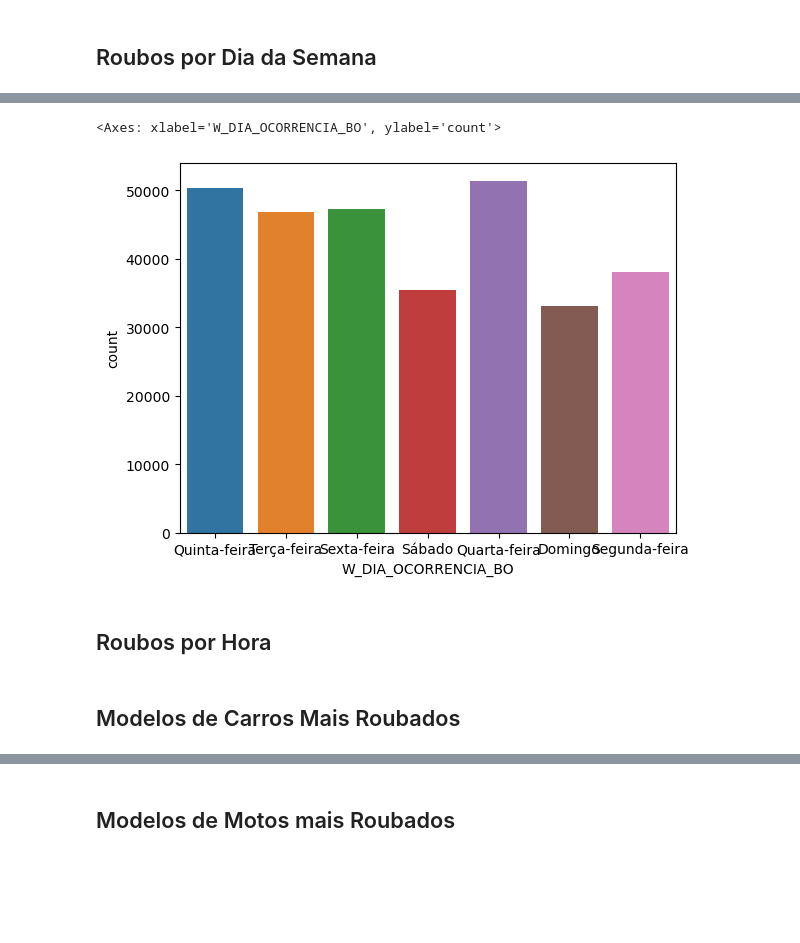
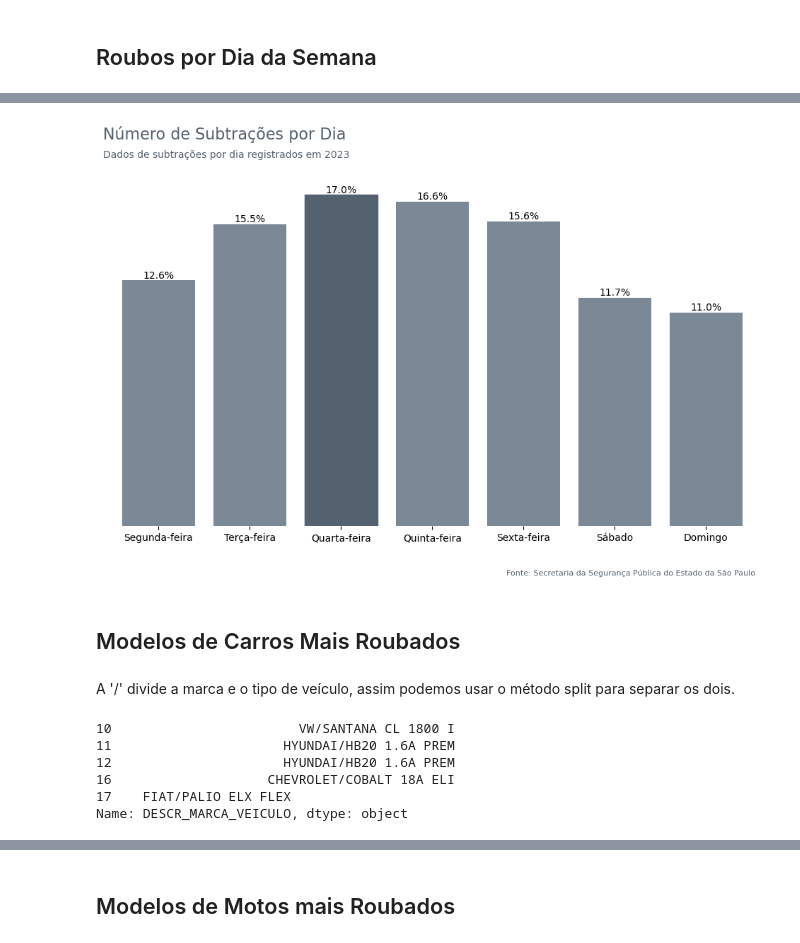
Before and after one commit to gabrielzerraa/Veiculos-roubados-SP, a Jupyter notebook: Veiculos-roubados-SP.ipynb, the cells around one changed output, grey strips where cells are left out. Cells and saved outputs as stored; diff of their text form; code cells hidden in the pictures; blank space fills up the shorter version.

Commit message:
Melhoria do Gráfico | Limpeza de Dados

```diff
--- a/Veiculos-roubados-SP.ipynb
+++ b/Veiculos-roubados-SP.ipynb
@@ -369,12 +369,53 @@ roubos_por_dia.head()
 | 3 | 20210 | DECAP | DEL.SEC.5º LESTE | 10º D.P. PENHA DE FRANCA | S.PAULO | 2022 | JS5624 | ... |
 | 4 | 20210 | DECAP | DEL.SEC.5º LESTE | 10º D.P. PENHA DE FRANCA | S.PAULO | 2022 | JS5624 | ... |
 # %%
-sns.countplot(roubos_por_dia, x="W_DIA_OCORRENCIA_BO")
+dias_da_semana = ['Segunda-feira', 'Terça-feira', 'Quarta-feira', 'Quinta-feira', 'Sexta-feira', 'Sábado', 'Domingo']
+roubos_por_dia['W_DIA_OCORRENCIA_BO'] = pd.Categorical(roubos_por_dia['W_DIA_OCORRENCIA_BO'], categories=dias_da_semana, ordered=True)
+#roubos_por_dia = roubos_por_dia.sort_values('W_DIA_OCORRENCIA_BO')
+
+# Tamanho do Gráfico
+plt.figure(figsize=(12,7))
+
+# Plotar gráfico
+ax = sns.countplot(roubos_por_dia, x="W_DIA_OCORRENCIA_BO", color='#778899')
+
+# Adicionar Titulo
+plt.title('Número de Subtrações por Dia', loc='left', fontsize=16, color='#546270')
+
+# Adicionar subtítulo
+plt.suptitle('Dados de subtrações por dia registrados em 2023', fontsize=10, x=0.27 ,y=0.87, color='#546270')
+
+# Adicionar Fonte
+plt.figtext(x=0.6, y=0.01, s='Fonte: Secretaria da Segurança Pública do Estado da São Paulo', fontsize=8, color='#546270')
+
+# Remover Gird
+ax.spines[['right', 'left', 'top', 'bottom']].set_visible(False)
+
+# Remover a legenda dos Eixos
+ax.set_xlabel('')
+ax.set_ylabel('')
+
+# Remover Legenda
+plt.yticks([])
+
+# Total
+total = roubos_por_mes['W_MES_OCORRENCIA_BO'].count()
+
+# Adicionar anotações nas barras
+ax.bar_label(ax.containers[0], fmt=lambda x: f'{(x/total)*100:0.1f}%')
+#ax.bar_label(ax.containers[0], fmt=lambda x: f'{int(x)}')
+
+# Modificar a cor de uma barra específica
+bars = ax.patches
+bars[2].set_color('#546270')
+
+# Adicionar margens
+ax.margins(x=0.03, y=0.15)
+
+# Visualizar o gráfico
+plt.show()
 # %% [output]
-<Axes: xlabel='W_DIA_OCORRENCIA_BO', ylabel='count'>
-[figure, old version]
+[figure, new version]
-# %% [markdown]
-## Roubos por Hora
 # %% [markdown]
 ## Modelos de Carros Mais Roubados
 # %%
@@ -391,0 +427,11 @@ roubos_modelos_carros = roubos_modelos_carros.drop(['W_OUTROS'], axis=1)
+# %% [markdown]
+A '/' divide a marca e o tipo de veículo, assim podemos usar o método split para separar os dois.
+# %%
+roubos_modelos_carros['DESCR_MARCA_VEICULO'].head()
+# %% [output]
+10                        VW/SANTANA CL 1800 I
+11                      HYUNDAI/HB20 1.6A PREM
+12                      HYUNDAI/HB20 1.6A PREM
+16                    CHEVROLET/COBALT 18A ELI
+17    FIAT/PALIO ELX FLEX
+Name: DESCR_MARCA_VEICULO, dtype: object
```
Also changed, not shown: parts of 20 cells of this notebook.
